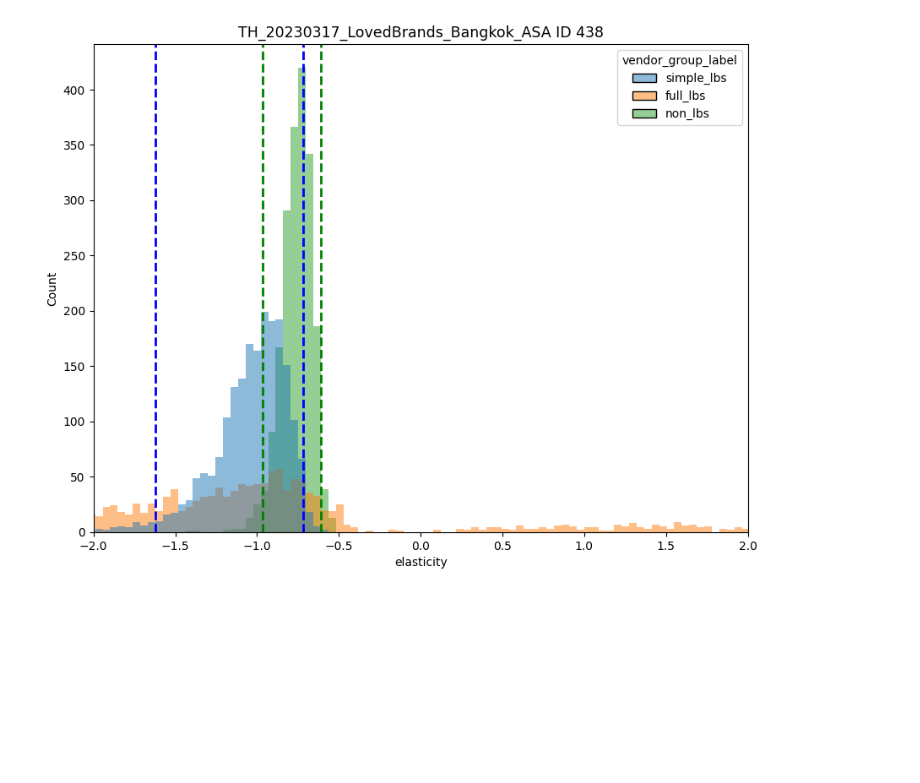
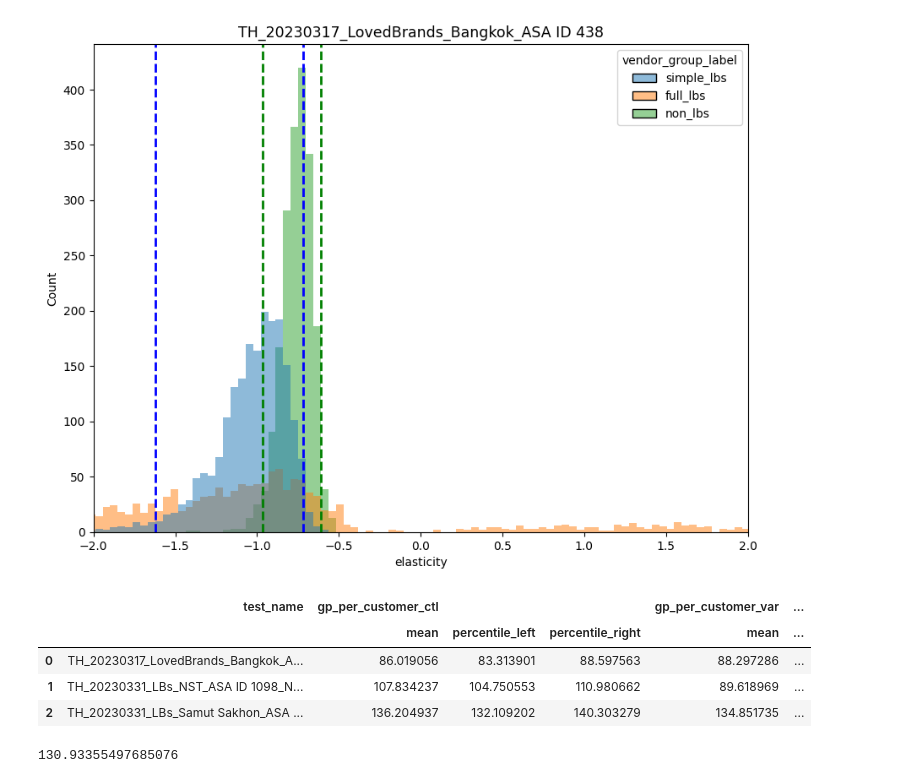
Before and after one commit to omar-elmaria/bootstrap_analysis, a Jupyter notebook: bootstrap_analysis.ipynb, the cells around one changed output. Saved outputs shown, nothing was run; the diff lists cells and outputs as text; code cells hidden in the pictures; blank space fills up the shorter version.

Commit message:
add bootstrap for other kpis

```diff
--- a/bootstrap_analysis.ipynb
+++ b/bootstrap_analysis.ipynb
@@ -266,3 +248,56 @@ plot_func_single(test_name="TH_20230317_LovedBrands_Bangkok_ASA ID 438")
 # plot_func_single(test_name="TH_20230331_LBs_NST_ASA ID 1098_New Wave")
 # %% [output]
 [figure]
+# %%
+# Run the bootstrapping function sequentially
+df_kpi_sim_results = []
+sim_counter = 1
+for i in test_names:
+    # Filter the data based on the test
+    df_sub_test = df_test_data[df_test_data["test_name"] == i]
+
+    # Further filter the data based on the vendor labels
+    df_sub_test = df_sub_test[df_sub_test["target_group_bi"].isin(["Target Group 1", "Target Group 2"])]
+
+    # Elasticity calculated by pct difference in no. of transactions / pct difference in average DF
+    for k in range(1, num_bootstrap_samples + 1):
+        print(f"Iteration {sim_counter}. Sampling with the following parameters --> test_name: {i}, vendor_group_label: {j}, sample_num: {k}")
+        df_ctl_sample = df_sub_test[df_sub_test["variant"] == "Control"].sample(frac=1, replace=True)
+        df_var_sample = df_sub_test[df_sub_test["variant"] == "Variation3"].sample(frac=1, replace=True)
+
+        num_customers_ctl = df_ctl_sample["perseus_client_id"].nunique()
+        num_customers_var = df_var_sample["perseus_client_id"].nunique()
+
+        gp_per_customer_ctl = df_ctl_sample["gross_profit_local"].sum() / num_customers_ctl
+        gp_per_customer_var = df_var_sample["gross_profit_local"].sum() / num_customers_var
+
+        output_dict = {
+            "test_name": i,
+            "sample_num": k,
+            "gp_per_customer_ctl": gp_per_customer_ctl,
+            "gp_per_customer_var": gp_per_customer_var,
+        }
+
+        df_kpi_sim_results.append(output_dict)
+
+        # Increment the sim counter
+        sim_counter += 1
+
+df_kpi_sim_results = pd.DataFrame(df_kpi_sim_results)
+# %%
+# Calculate the mean gp_per_customer
+list_of_agg_functions = ["mean", percentile_left, percentile_right]
+agg_func_selection = {"gp_per_customer_ctl": list_of_agg_functions, "gp_per_customer_var": list_of_agg_functions}
+df_kpi_stats = df_kpi_sim_results.groupby(["test_name"])[["gp_per_customer_ctl", "gp_per_customer_var"]].agg(agg_func_selection).reset_index()
+df_kpi_stats
+# %% [output]
+|  | test_name | gp_per_customer_ctl |  |  | gp_per_customer_var | ... |
+|  |  | mean | percentile_left | percentile_right | mean | ... |
+| 0 | TH_20230317_LovedBrands_Bangkok_A... | 86.019056 | 83.313901 | 88.597563 | 88.297286 | ... |
+| 1 | TH_20230331_LBs_NST_ASA ID 1098_N... | 107.834237 | 104.750553 | 110.980662 | 89.618969 | ... |
+| 2 | TH_20230331_LBs_Samut Sakhon_ASA ... | 136.204937 | 132.109202 | 140.303279 | 134.851735 | ... |
+# %%
+df_kpi_stats[(df_kpi_stats["test_name"] == "TH_20230331_LBs_Samut Sakhon_ASA ID 795_New Wave")]\
+        ["gp_per_customer_var"].reset_index(drop=True)["percentile_left"][0]
+# %% [output]
+130.93355497685076
```
Also changed, not shown: parts of 2 cells of this notebook.
